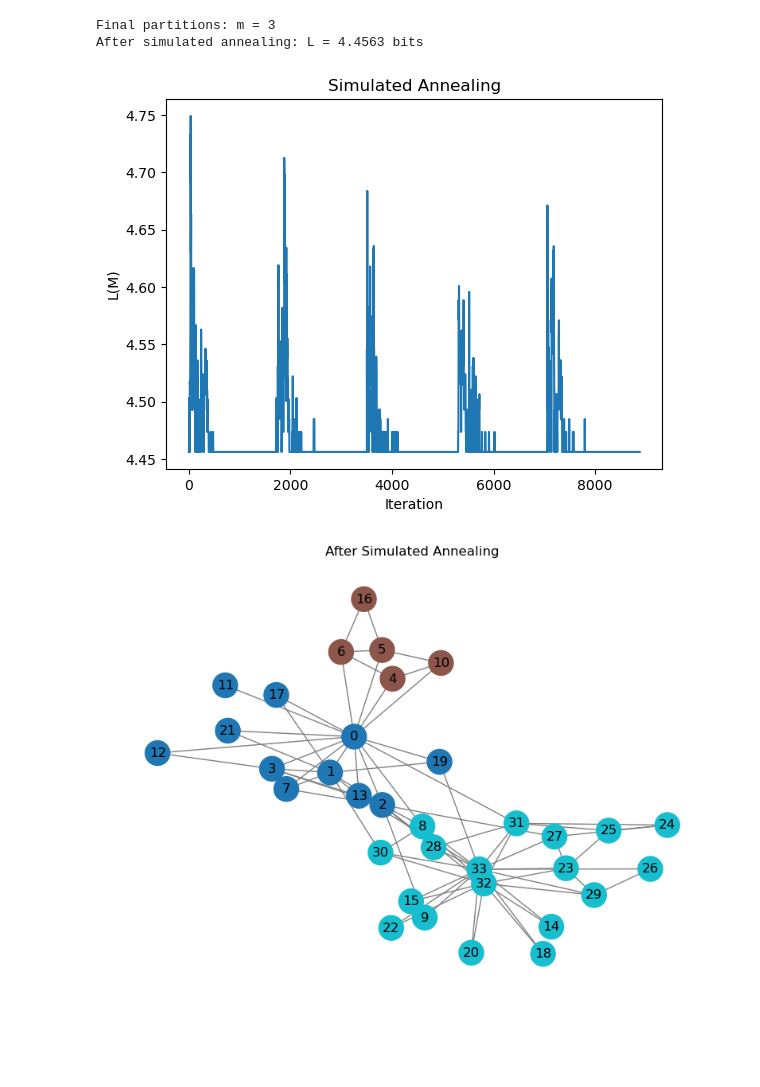
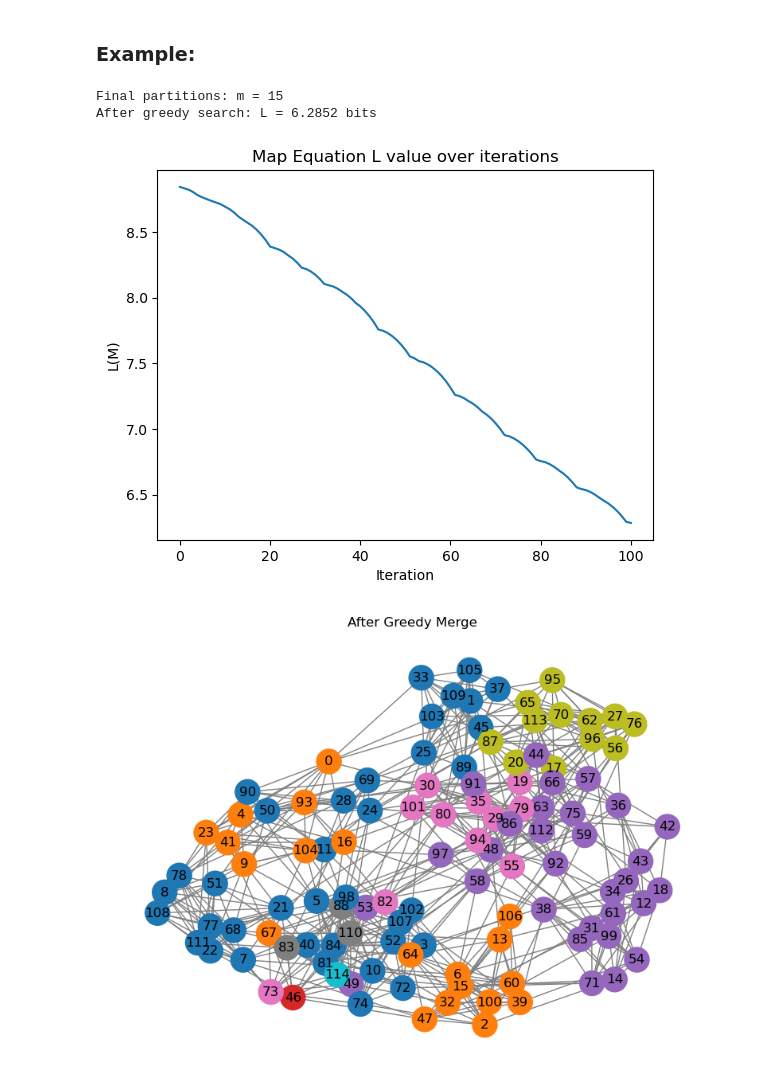
Before and after one commit to riccorte/InfoMap-Analysis, a Jupyter notebook: infomap_1.ipynb, the cells around one changed output. Saved outputs shown, nothing was run; the diff lists cells and outputs as text; code cells hidden in the pictures; blank space fills up the shorter version.

Commit message:
Add docs and test on bigger networks. Minor fix on functions. Add manual probabilities

```diff
--- a/infomap_1.ipynb
+++ b/infomap_1.ipynb
@@ -329,20 +475,22 @@ After greedy search: L = 4.4563 bits
-# %%
-probs = list(nx.pagerank(G).values())
-final_partition, L_history_sa = coolingCycles(G, greedy_partition, probs, tau=0.15, cooling_cycles=5, save_history=True,
-                                              T_max=0.05, T_min=1e-4, cooling_rate=0.95, n_iter=100)
-
-print("Final partitions: m =", len(set(final_partition.values())))
-print(f"After simulated annealing: L = {mapEquation(G, final_partition, probs, tau=0.15):.4f} bits")
-
-plt.plot(L_history_sa)
-plt.xlabel('Iteration')
-plt.ylabel('L(M)')
-plt.title('Simulated Annealing')
-plt.show()
-
-draw_partition(G, final_partition, title="After Simulated Annealing")
-# %% [output]
-Final partitions: m = 3
-After simulated annealing: L = 4.4563 bits
-[figure, removed]
-[figure, removed]
+# %% [markdown]
+### Example:
+# %%
+G = nx.read_gml("./network/football.gml")
+G = nx.convert_node_labels_to_integers(G)
+greedy_partition, L_history = greedyMerge(G, n_iter=100, save_history=True)
+
+print("Final partitions: m =", len(set(greedy_partition.values())))
+print(f"After greedy search: L = {L_history[-1]:.4f} bits")
+
+plt.plot(L_history)
+plt.xlabel('Iteration')
+plt.ylabel('L(M)')
+plt.title('Map Equation L value over iterations')
+plt.show()
+
+draw_partition(G, greedy_partition, title="After Greedy Merge")
+# %% [output]
+Final partitions: m = 15
+After greedy search: L = 6.2852 bits
+[figure, added]
+[figure, added]
```
Also changed, not shown: parts of 8 cells of this notebook.
